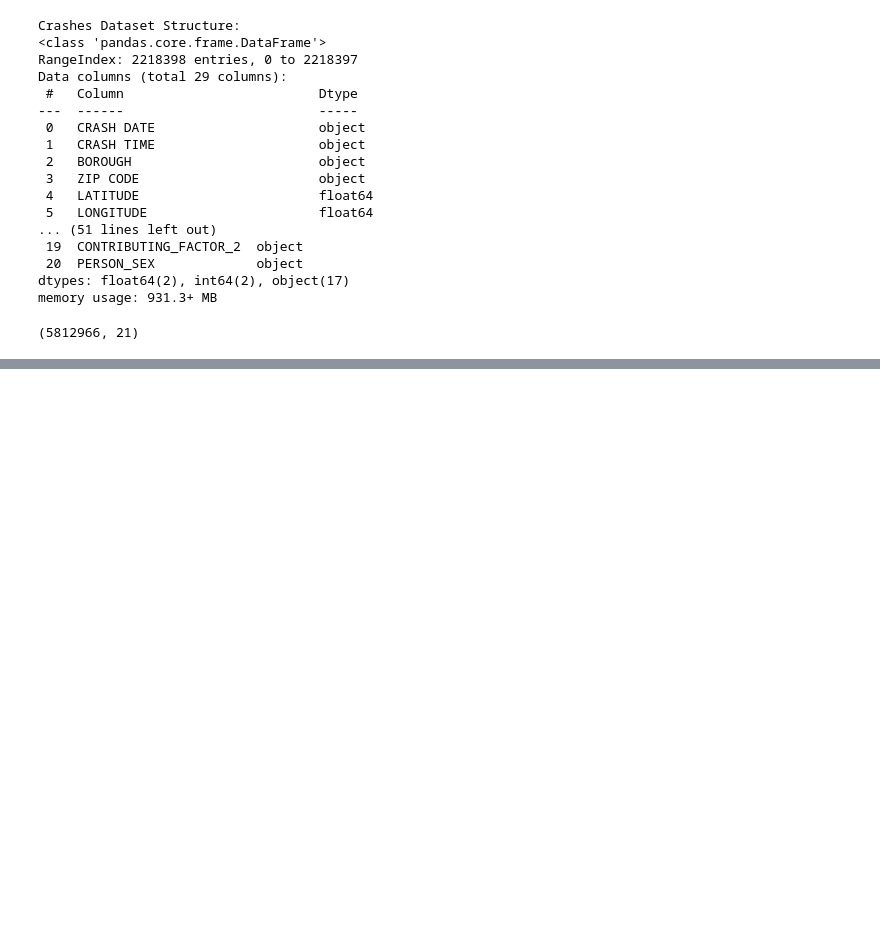
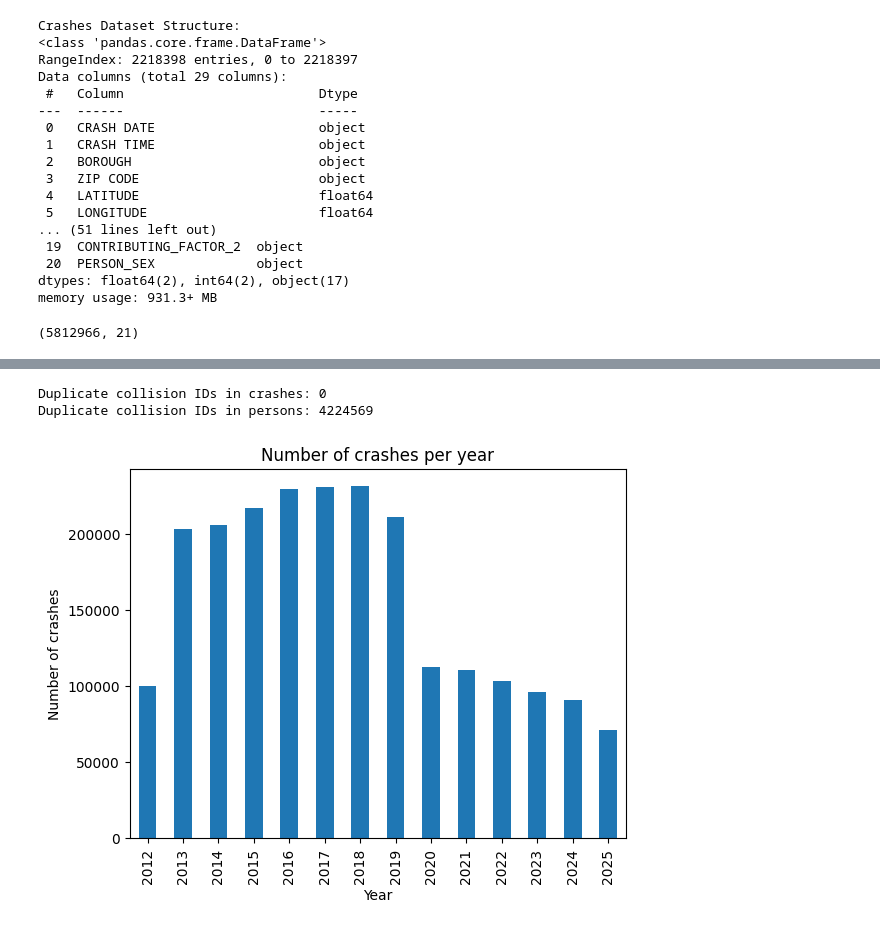
Before and after one commit to User-2rxeg/NYC-CrashLens, a Jupyter notebook: V1.ipynb, the cells around one changed output, grey strips where cells are left out. Saved outputs shown, nothing was run; the diff lists cells and outputs as text; code cells hidden in the pictures; blank space fills up the shorter version.

```diff
--- a/V1.ipynb
+++ b/V1.ipynb
@@ -62,0 +112,19 @@ memory usage: 931.3+ MB
+# %%
+duplicates_crashes = df_crashes.duplicated(subset=["COLLISION_ID"]).sum()
+duplicates_persons = df_persons.duplicated(subset=["COLLISION_ID"]).sum()
+
+print("Duplicate collision IDs in crashes:", duplicates_crashes)
+print("Duplicate collision IDs in persons:", duplicates_persons)
+# %% [output]
+Duplicate collision IDs in crashes: 0
+Duplicate collision IDs in persons: 4224569
+# %%
+import matplotlib.pyplot as plt
+
+df_crashes['YEAR'].value_counts().sort_index().plot(kind='bar')
+plt.title("Number of crashes per year")
+plt.xlabel("Year")
+plt.ylabel("Number of crashes")
+plt.show()
+# %% [output]
+[figure, added]
```
Also changed, not shown: parts of 8 cells of this notebook.
